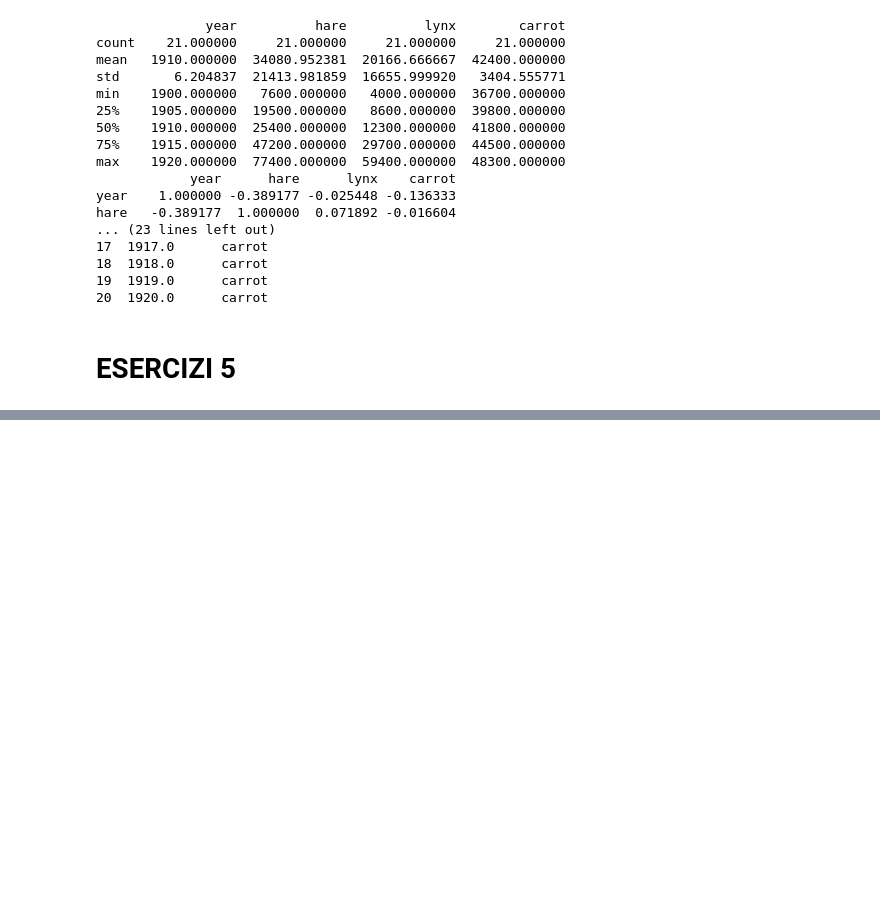
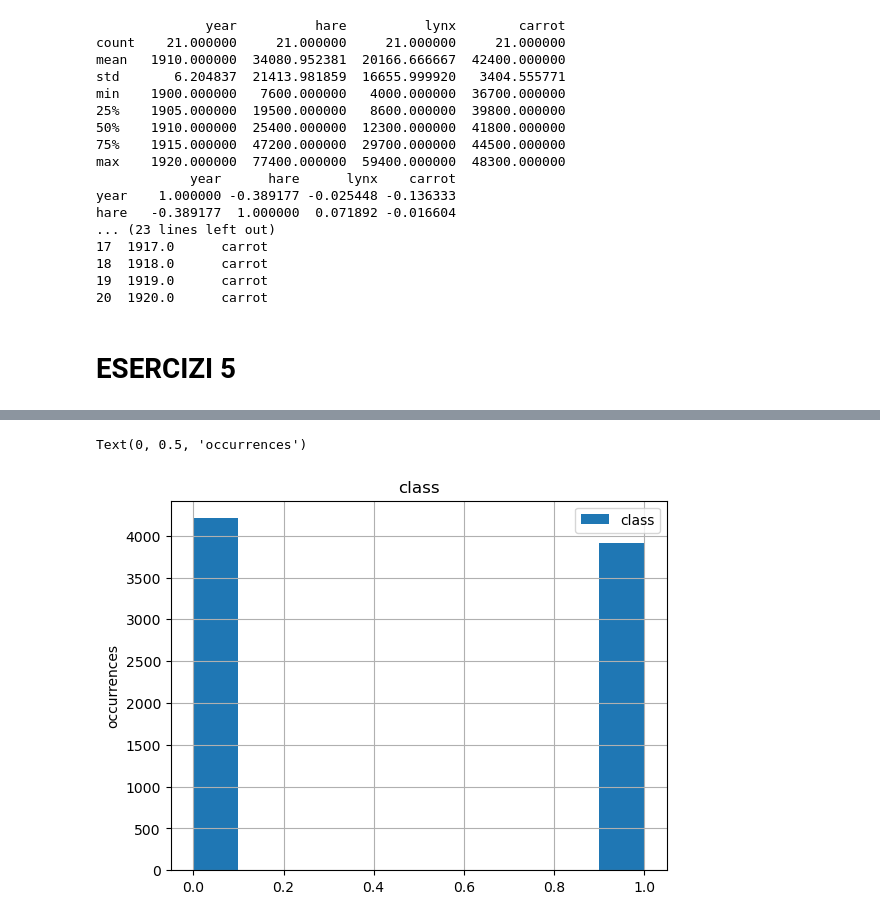
Before and after one commit to boscolomarco/LaboratoryOfComputationalPhysics_Y7, a Jupyter notebook: SIMULAZIONE_ESAME.ipynb, the cells around one changed output, grey strips where cells are left out. Saved outputs shown, nothing was run; the diff lists cells and outputs as text; code cells hidden in the pictures; blank space fills up the shorter version.

```diff
--- a/SIMULAZIONE_ESAME.ipynb
+++ b/SIMULAZIONE_ESAME.ipynb
@@ -906,0 +1014,9 @@ hare   -0.389177  1.000000  0.071892 -0.016604
+# %%
+#5.5
+#5. Load the file "user_data.json", filter the data by the "CreditCardType" field equals to "American Express". Than save the data a to CSV.
+import numpy as np
+import pandas as pd
+df = pd.read_json("user_data.json")
+filtered = df[df['CreditCardType']=="American Express"]
+filtered.to_csv('eser5_5.csv',index=False)
+! cat 'eser5_5.csv'
@@ -906,0 +1041,11 @@ hare   -0.389177  1.000000  0.071892 -0.016604
+# %%
+#5.6
+import pandas as pd
+#df = pd.read_csv('https://www.dropbox.com/s/7u3lm737ogbqsg8/mushrooms_categorized.csv?dl=1')
+#df
+df.describe()
+df.hist(column='class',legend=True)
+plt.ylabel('occurrences')
+# %% [output]
+Text(0, 0.5, 'occurrences')
+[figure, added]
```
Also changed, not shown: parts of 14 cells of this notebook.
